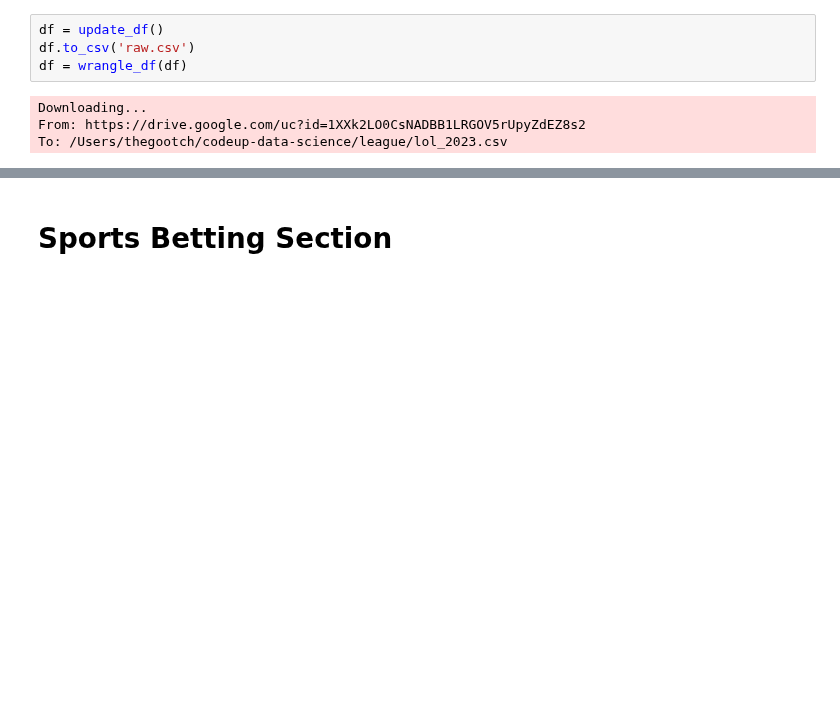
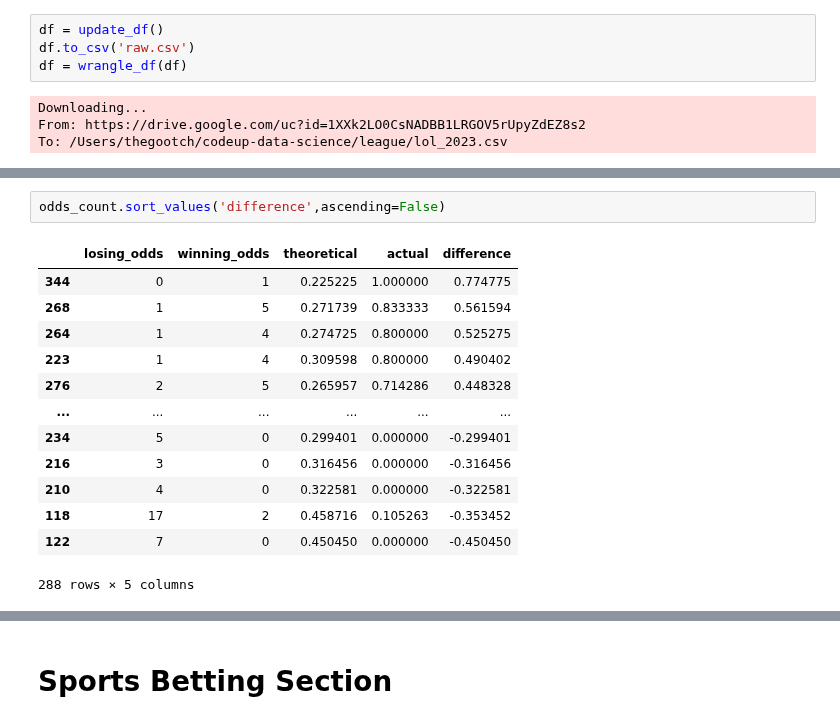
Before and after one commit to richie-p-meyer/league, a Jupyter notebook: scratch.ipynb, the cells around one changed output, grey strips where cells are left out. Drawn from its saved outputs; the diff is of its cells as text; blank space fills up the shorter version.

```diff
--- a/scratch.ipynb
+++ b/scratch.ipynb
@@ -264,0 +299,16 @@ arg.head()
+# %%
+odds_count.sort_values('difference',ascending=False)
+# %% [output]
+|  | losing_odds | winning_odds | theoretical | actual | difference |
+| 344 | 0 | 1 | 0.225225 | 1.000000 | 0.774775 |
+| 268 | 1 | 5 | 0.271739 | 0.833333 | 0.561594 |
+| 264 | 1 | 4 | 0.274725 | 0.800000 | 0.525275 |
+| 223 | 1 | 4 | 0.309598 | 0.800000 | 0.490402 |
+| 276 | 2 | 5 | 0.265957 | 0.714286 | 0.448328 |
+| ... | ... | ... | ... | ... | ... |
+| 234 | 5 | 0 | 0.299401 | 0.000000 | -0.299401 |
+| 216 | 3 | 0 | 0.316456 | 0.000000 | -0.316456 |
+| 210 | 4 | 0 | 0.322581 | 0.000000 | -0.322581 |
+| 118 | 17 | 2 | 0.458716 | 0.105263 | -0.353452 |
+| 122 | 7 | 0 | 0.450450 | 0.000000 | -0.450450 |
+288 rows × 5 columns
```
Also changed, not shown: parts of 20 cells of this notebook, 3 other files.
